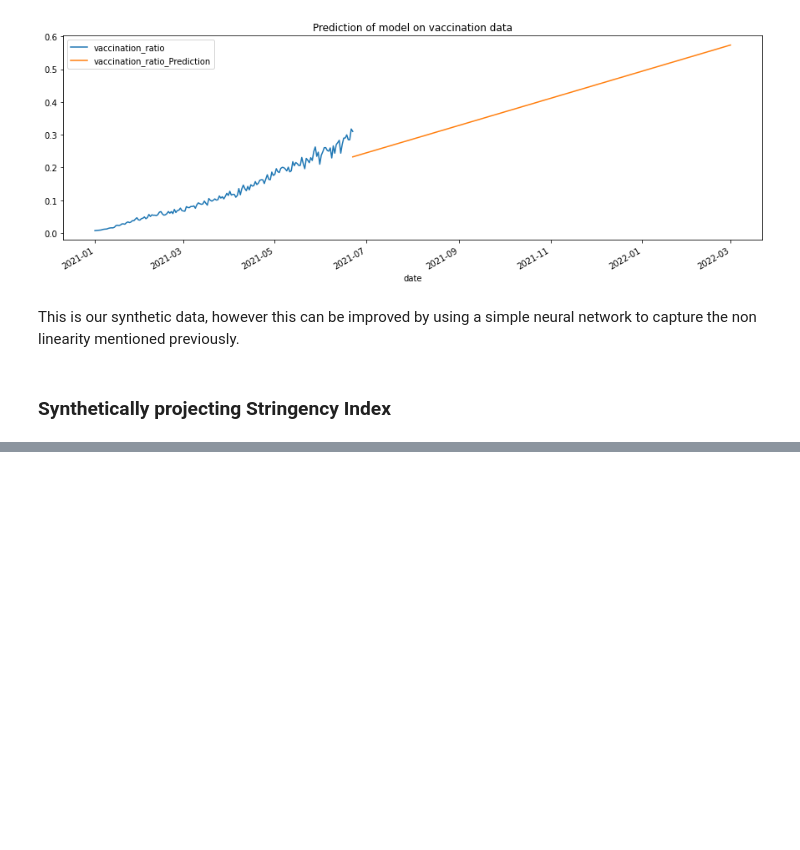
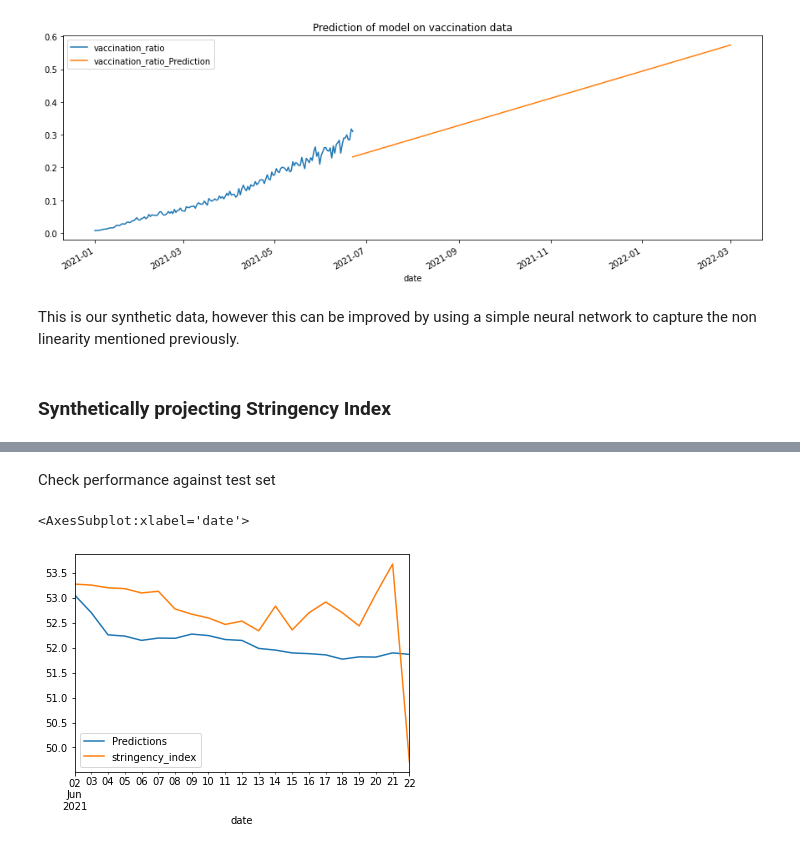
Before and after one commit to DjAzDeck/aiHackCovid, a Jupyter notebook: Creating_synthetic_dataForProjection.ipynb, the cells around one changed output, grey strips where cells are left out. Drawn from its saved outputs; the diff is of its cells as text; code cells hidden in the pictures; blank space fills up the shorter version.

```diff
--- a/Creating_synthetic_dataForProjection.ipynb
+++ b/Creating_synthetic_dataForProjection.ipynb
@@ -211,0 +157,15 @@ stringency_df_train
+# %%
+
+split_date = '01-Jun-2021'
+stringency_df_train = stringency_df.loc[stringency_df.index <= split_date].copy()
+stringency_df_test = stringency_df.loc[stringency_df.index > split_date].copy()
+
+# Fit a SARIMAX(0, 1, 3)x(0, 1, [1], 12) on the training set
+from statsmodels.tsa.statespace.sarimax import SARIMAX
+
+model = SARIMAX(stringency_df_train['stringency_index'],
+                order = (0, 1, 3),
+                seasonal_order =(0, 1, [1], 12))
+
+result = model.fit()
+result.summary()
@@ -211,0 +193,16 @@ stringency_df_train
+# %% [markdown]
+Check performance against test set
+# %%
+start = len(stringency_df_train)
+end = len(stringency_df_train) + len(stringency_df_test) - 1
+
+# Predictions against the test set
+predictions = result.predict(start, end,
+                             typ = 'levels').rename("Predictions")
+
+# plot predictions and actual values
+predictions.plot(legend = True)
+stringency_df_test['stringency_index'].plot(legend = True)
+# %% [output]
+<AxesSubplot:xlabel='date'>
+[figure, added]
```
Also changed, not shown: parts of 21 cells of this notebook.
